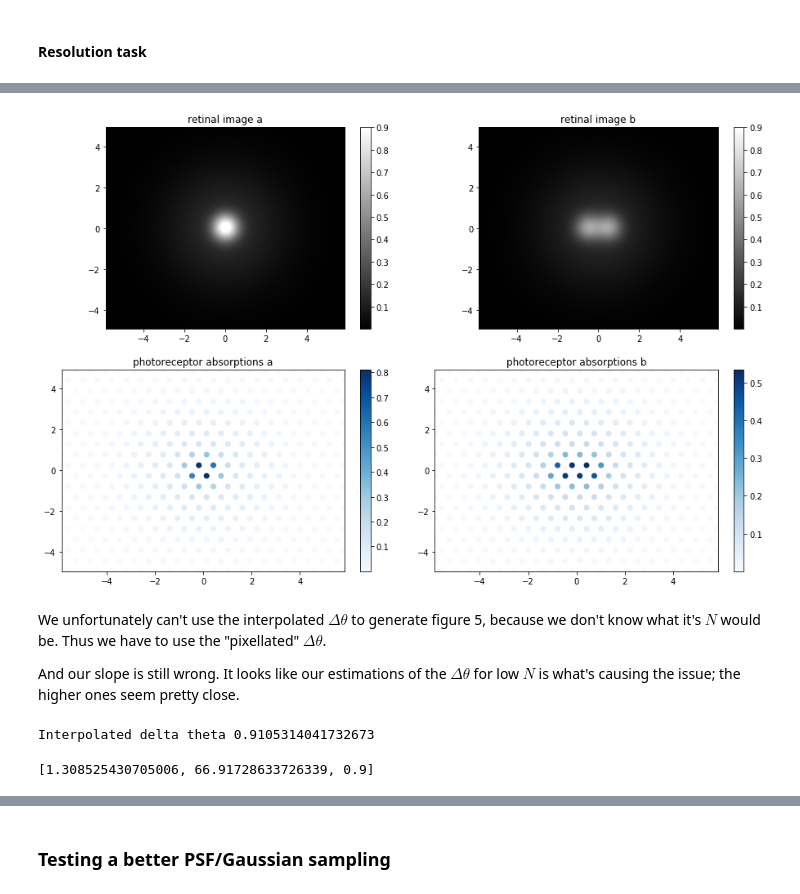
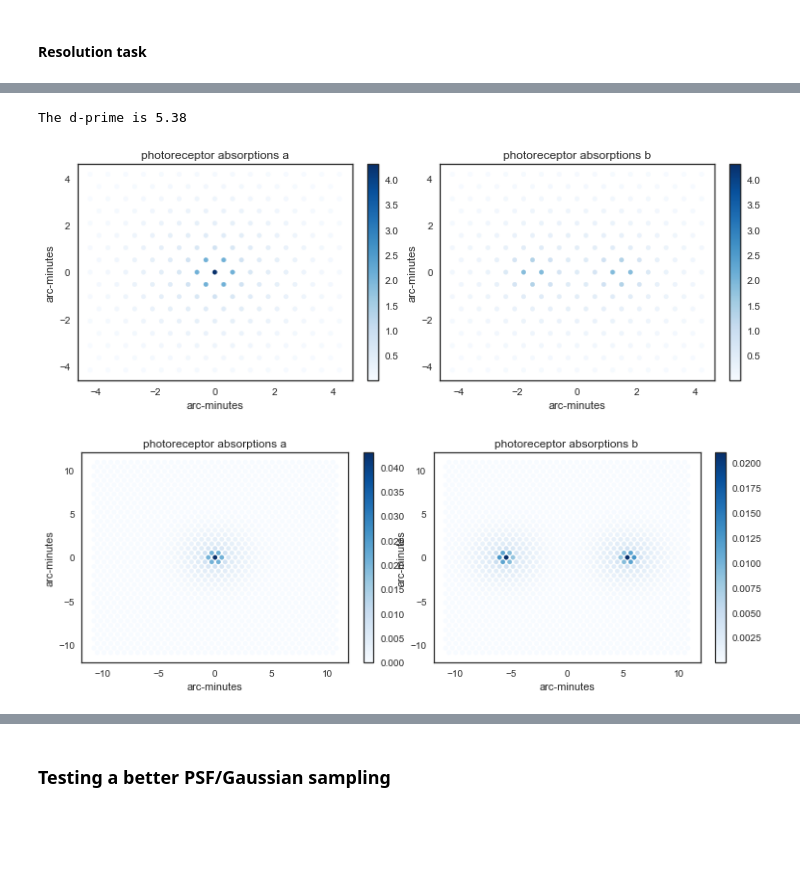
Before and after one commit to WinawerLab/vis-mod-course, a Jupyter notebook: Geisler1984/Geisler1984.ipynb, the cells around one changed output, grey strips where cells are left out. Drawn from its saved outputs; the diff is of its cells as text; code cells hidden in the pictures; blank space fills up the shorter version.

Commit message:
cleaned notebook, added norm_sampling parameter to resolution task functions

```diff
--- a/Geisler1984/Geisler1984.ipynb
+++ b/Geisler1984/Geisler1984.ipynb
@@ -163,0 +164,17 @@ autoreload.reload(hf);
+# %%
+lum_a = 1;
+lum_b = 3;
+psf_intensity = hf.Pointspread_Function((0, 0))
+d_prime, N, photoreceptors, abs_a, abs_b = hf.intensity_discr_task_gauss(lum_a, lum_b, psf=psf_intensity, debug=True);
+# %%
+x_minutes = x_lattice.max()
+y_minutes = y_lattice.max()
+fig, axes = plt.subplots(1, 3, figsize=(18, 4), squeeze=True)
+im_array = [abs_a, abs_b, abs_b-abs_a];
+min_val = np.min(abs_b); max_val = np.max(abs_b); # b guaranteed to be larger
+for ax, im, title in zip(axes.flatten(), im_array, ['photoreceptor absorptions a', 'photoreceptor absorptions b', 'receptor difference']):
+    plotted = ax.scatter(photoreceptors[:, 0], photoreceptors[:, 1], c=im, cmap='Blues', s=25, vmin=min_val, vmax=max_val)
+    plt.colorbar(plotted, ax=ax, fraction=.04);
+    ax.set_title(title);
+    ax.set_xlabel('arc-minutes');
+    ax.set_ylabel('arc-minutes');
@@ -174,28 +194,20 @@ autoreload.reload(hf)
-# %%
-d_prime, photon_abs, delTheta_arcMin, ret_a, ret_b, lat, x_lattice, y_lattice = hf.resolution_task(1, 5, debug=True)
-ret_a_abs = hf.retina_photons_absorbed(ret_a, lat)
-ret_b_abs = hf.retina_photons_absorbed(ret_b, lat)
-a = hf.mean_photons_absorbed(ret_a, lat)
-b = hf.mean_photons_absorbed(ret_b, lat)
+# %%
+delTheta = 3; # in arc-minutes
+lum = 1; # a.u.
+d_prime, photon_abs, photoreceptors, ret_abs_a, ret_abs_b = hf.resolution_task(delTheta, lum, debug=True)
+print('The d-prime is %.2f' % (d_prime))
+# %% [output]
+The d-prime is 5.38
 # %%
 x_minutes = x_lattice.max()
 y_minutes = y_lattice.max()
-fig, axes = plt.subplots(2, 2, figsize=(15, 10), squeeze=True)
-for ax, im, title in zip(axes.flatten(), [ret_a, ret_b, ret_a_abs, ret_b_abs], ['retinal image a', 'retinal image b', 'photoreceptor absorptions a', 'photoreceptor absorptions b']):
-    if 'retinal' in title:
-        plotted = ax.imshow(im, cmap='gray', extent=[-x_minutes, x_minutes, -y_minutes,y_minutes], vmax=.9)
-    else:
-        plotted = hf.visualize_receptor_lattice(im, x_lattice, y_lattice, ax=ax, cmap='Blues')
-    plt.colorbar(plotted, ax=ax, fraction=.04)
-    ax.set_title(title)
+fig, axes = plt.subplots(1, 2, figsize=(12, 4), squeeze=True)
+min_val = np.min(ret_abs_a); max_val = np.max(ret_abs_a); # 'a' guaranteed to be larger
+for ax, im, title in zip(axes.flatten(), [ret_abs_a, ret_abs_b], ['photoreceptor absorptions a', 'photoreceptor absorptions b']):
+    plotted = ax.scatter(photoreceptors[:, 0], photoreceptors[:, 1], c=im, cmap='Blues', s=20, vmin=min_val, vmax=max_val)
+    plt.colorbar(plotted, ax=ax, fraction=.04);
+    ax.set_title(title);
+    ax.set_xlabel('arc-minutes');
+    ax.set_ylabel('arc-minutes');
 # %% [output]
-[figure, old version]
+[figure, new version]
-# %% [markdown]
-We unfortunately can't use the interpolated $\Delta\theta$ to generate figure 5, because we don't know what it's $N$ would be. Thus we have to use the "pixellated" $\Delta\theta$.
-
-And our slope is still wrong. It looks like our estimations of the $\Delta\theta$ for low $N$ is what's causing the issue; the higher ones seem pretty close.
-# %%
-hf.optimize_resolution_task(1, init_deltaThetaPix=46, scale_factor=0, init_step_size=8)
-# %% [output]
-Interpolated delta theta 0.9105314041732673
-[1.308525430705006, 66.91728633726339, 0.9]
@@ -202 +218,11 @@ Interpolated delta theta 0.9105314041732673
+# %%
+fig, axes = plt.subplots(1, 2, figsize=(12, 4), squeeze=True)
+for ax, im, title in zip(axes.flatten(), [abs_a, abs_b], ['photoreceptor absorptions a', 'photoreceptor absorptions b']):
+    plotted = ax.scatter(recs[:, 0], recs[:, 1], c=im, cmap='Blues', s=20)
+    plt.colorbar(plotted, ax=ax, fraction=.04);
+    ax.set_title(title);
+    ax.set_xlabel('arc-minutes');
+    ax.set_ylabel('arc-minutes');
+# %% [output]
+[figure, added]
 # %%
```
Also changed, not shown: parts of 19 cells of this notebook, 1 other file.
